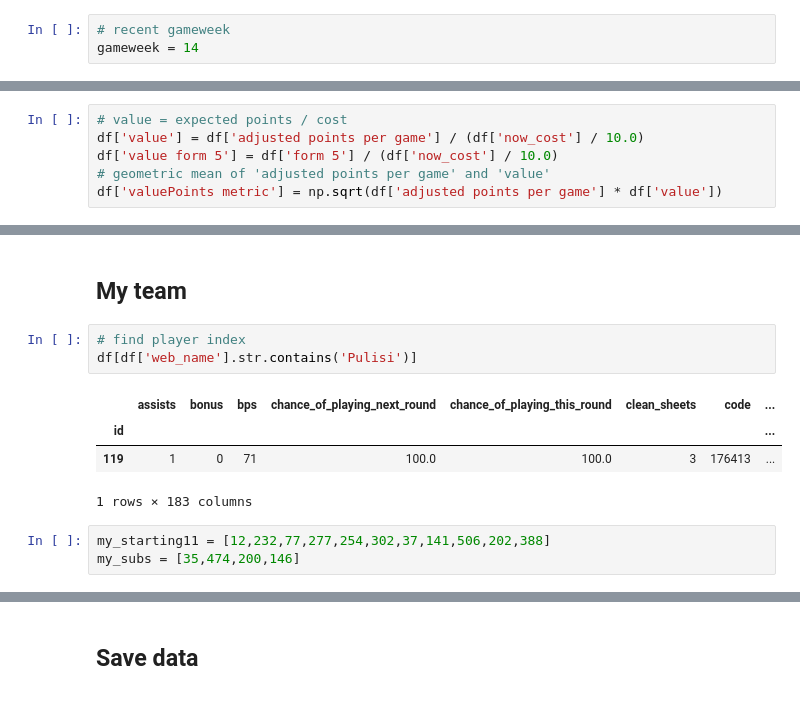
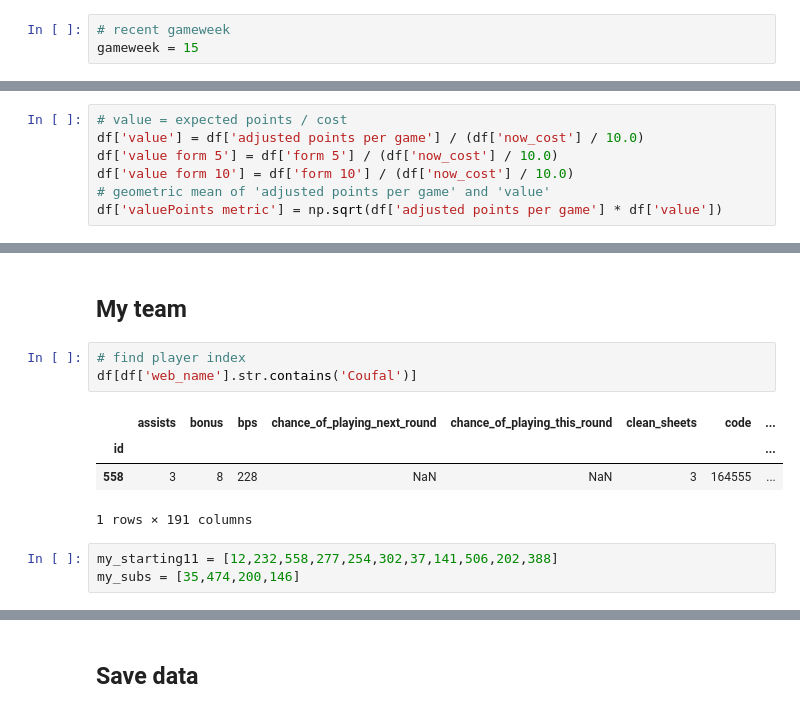
Before and after one commit to jaksticks/Fantasy-Premier-League, a Jupyter notebook: notebooks/playerEvaluation.ipynb, the cells around one changed output, grey strips where cells are left out. Cells and saved outputs as stored; diff of their text form.

```diff
--- a/notebooks/playerEvaluation.ipynb
+++ b/notebooks/playerEvaluation.ipynb
@@ -4,7 +4,7 @@
 Here we compare players based on their adjusted points. Also, we calculate some useful metrics using the adjusted points to further evaluate player performance in FPL.
 # %%
 # recent gameweek
-gameweek = 14
+gameweek = 15
 # %%
 # import basic libraries
 import pandas as pd
@@ -38,6 +38,7 @@ The value points is calculated as the geometric mean of a players adjusted point
 # value = expected points / cost
 df['value'] = df['adjusted points per game'] / (df['now_cost'] / 10.0)
 df['value form 5'] = df['form 5'] / (df['now_cost'] / 10.0)
+df['value form 10'] = df['form 10'] / (df['now_cost'] / 10.0)
 # geometric mean of 'adjusted points per game' and 'value'
 df['valuePoints metric'] = np.sqrt(df['adjusted points per game'] * df['value'])
 # %%
@@ -344,14 +345,14 @@ plt.show()
 ## My team
 # %%
 # find player index
-df[df['web_name'].str.contains('Pulisi')]
+df[df['web_name'].str.contains('Coufal')]
 # %% [output]
 |  | assists | bonus | bps | chance_of_playing_next_round | chance_of_playing_this_round | clean_sheets | code | ... |
 | id |  |  |  |  |  |  |  | ... |
-| 119 | 1 | 0 | 71 | 100.0 | 100.0 | 3 | 176413 | ... |
+| 558 | 3 | 8 | 228 | NaN | NaN | 3 | 164555 | ... |
-1 rows × 183 columns
+1 rows × 191 columns
 # %%
-my_starting11 = [12,232,77,277,254,302,37,141,506,202,388]
+my_starting11 = [12,232,558,277,254,302,37,141,506,202,388]
 my_subs = [35,474,200,146]
 # %%
 print('STARTING 11')
```
Also changed, not shown: parts of 8 cells of this notebook, 7 other files.
